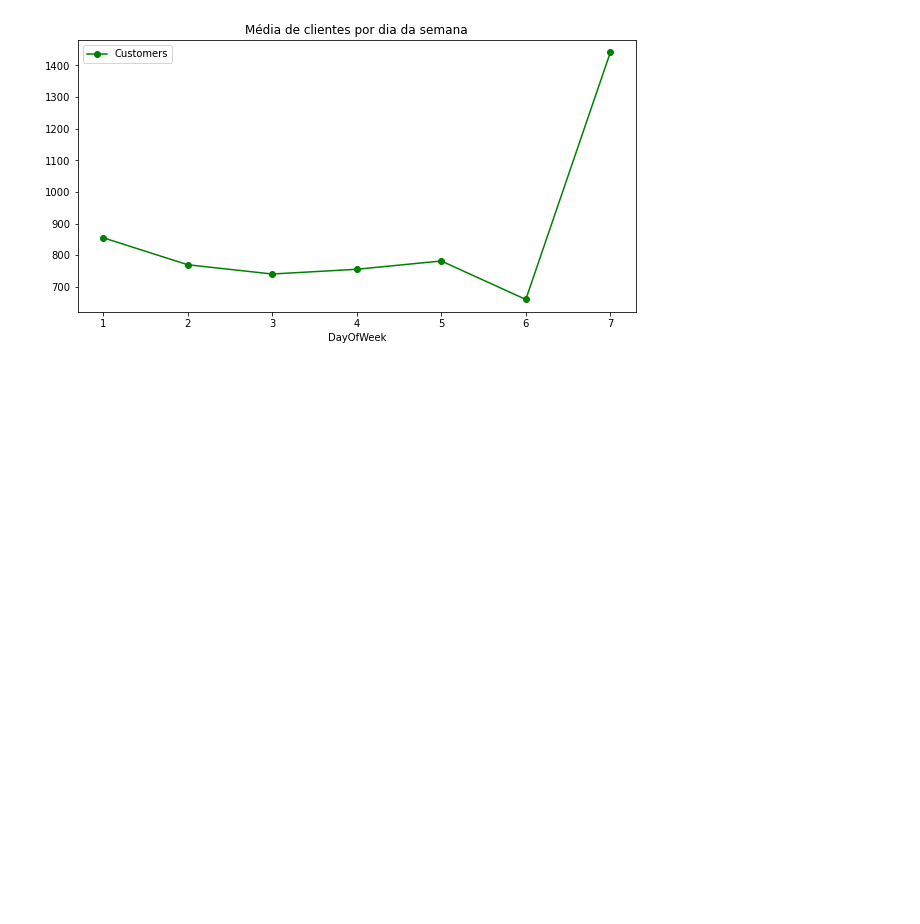
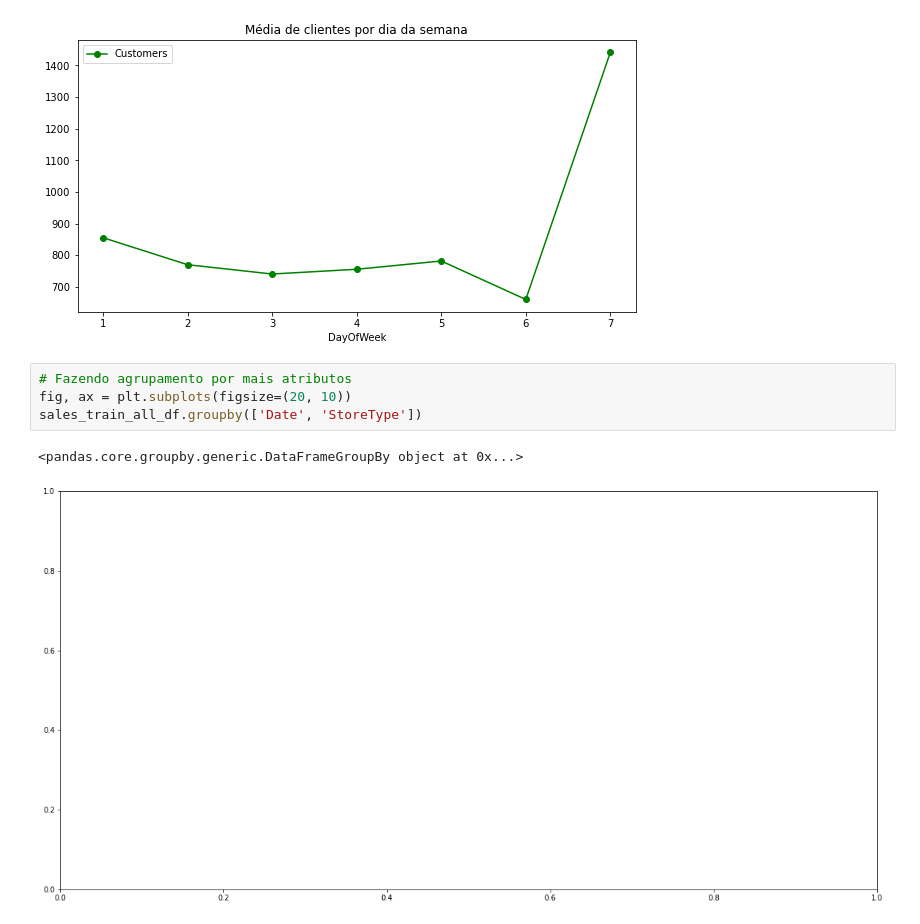
Before and after one commit to Brandao20vtr/projetos, a Jupyter notebook: Analise_Exploratoria_Vendas.ipynb, the cells around one changed output. Saved outputs shown, nothing was run; the diff lists cells and outputs as text; blank space fills up the shorter version.

```diff
--- a/Analise_Exploratoria_Vendas.ipynb
+++ b/Analise_Exploratoria_Vendas.ipynb
@@ -560,3 +560,10 @@ axis.set_title('Média de clientes por dia da semana')
 # %% [output]
 Text(0.5, 1.0, 'Média de clientes por dia da semana')
 [figure]
+# %%
+# Fazendo agrupamento por mais atributos
+fig, ax = plt.subplots(figsize=(20, 10))
+sales_train_all_df.groupby(['Date', 'StoreType'])
+# %% [output]
+<pandas.core.groupby.generic.DataFrameGroupBy object at 0x...>
+[figure, added]
```
